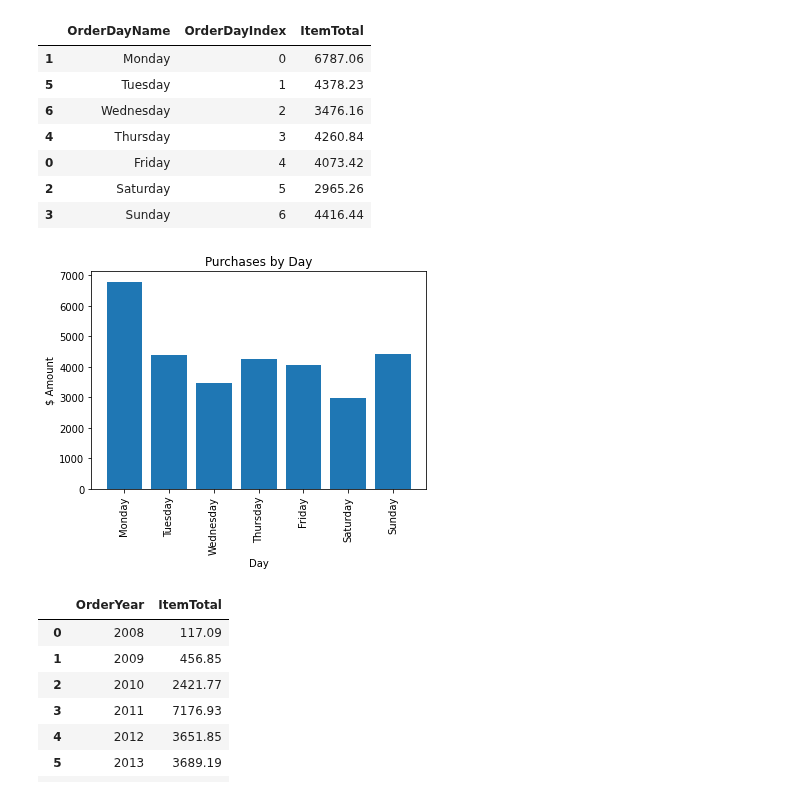
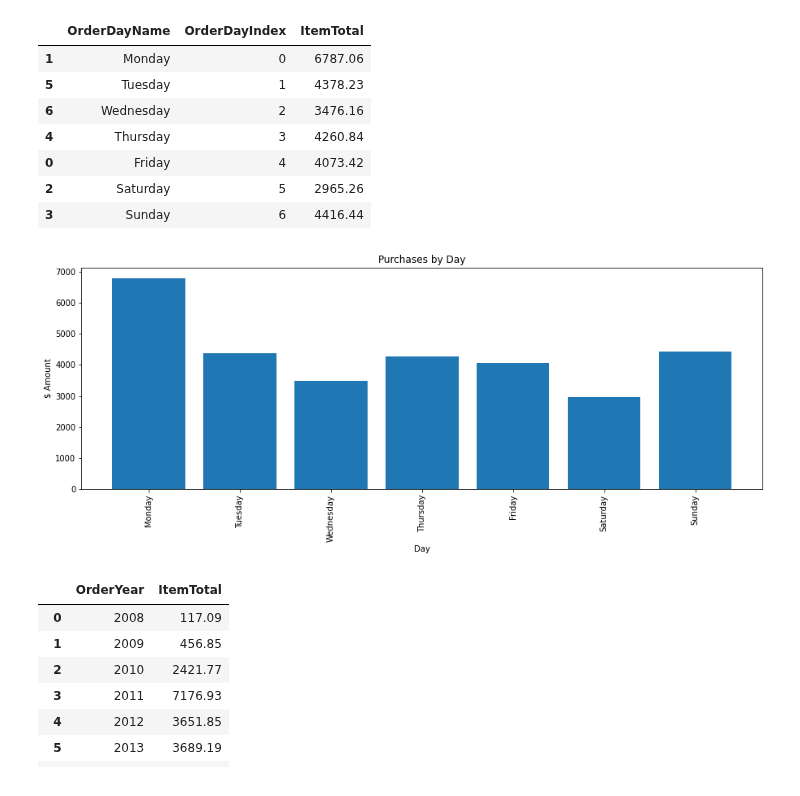
Before and after one commit to AmitSamra/AmazonOrderHistory, a Jupyter notebook: AmazonOrderHistory.ipynb, the cells around one changed output. Cells and saved outputs as stored; diff of their text form; code cells hidden in the pictures.

Commit message:
Updated Category Chart Axis

```diff
--- a/AmazonOrderHistory.ipynb
+++ b/AmazonOrderHistory.ipynb
@@ -306,0 +446,5 @@ df.head()
+# %%
+# Let's create our DataFrame again but this time by accessing the data directly from SQL
+
+df = pd.read_sql("SELECT * FROM purchases", con=engine, parse_dates = ['OrderDate', 'ShipDate'])
+#df
@@ -812,16 +1042,16 @@ df_DayPur
 # %%
 # Plot purchases by day of week
 
-fig,ax = plt.subplots()
+fig,ax = plt.subplots(figsize = (15,5))
 ax.bar(df_DayPur['OrderDayName'],df_DayPur['ItemTotal'])
 ax.set_xlabel('Day')
 ax.set_ylabel('$ Amount')
 ax.set_title('Purchases by Day')
 plt.xticks(rotation = 90)
 plt.show()
 #ax.figure.savefig('./img/PurchasesByDay.png', bbox_inches='tight', dpi=150)
 # %% [output]
-[figure, old version]
+[figure, new version]
 # %%
 # Avg transaction value by year
 
```
Also changed, not shown: parts of 31 cells of this notebook.
